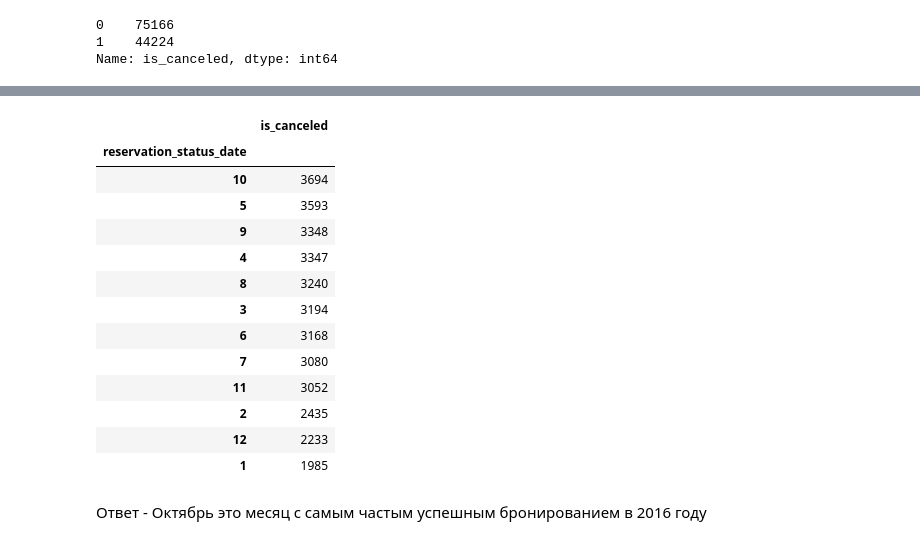
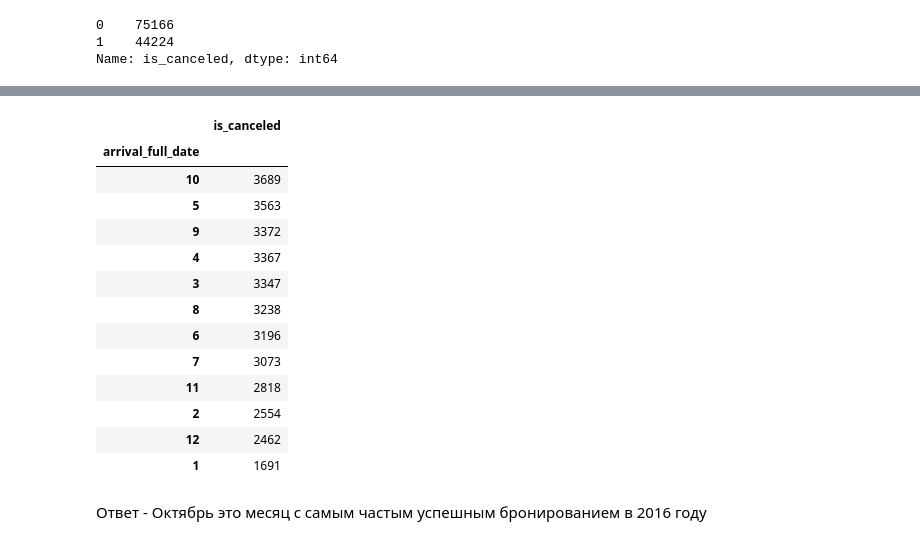
Before and after one commit to Tamerly/Data_analisys_learning, a Jupyter notebook: Project_lesson_2.ipynb, the cells around one changed output, grey strips where cells are left out. Cells and saved outputs as stored; diff of their text form; code cells hidden in the pictures.

```diff
--- a/Project_lesson_2.ipynb
+++ b/Project_lesson_2.ipynb
@@ -157,7 +157,7 @@ count_different
 *   На какой месяц чаще всего успешно оформляли бронь в 2016? Изменился ли самый популярный месяц в 2017?
 *   Сгруппируйте данные по годам и проверьте, на какой месяц бронирования отеля типа City Hotel отменялись чаще всего в каждый из периодов.
 # %%
-df['reservation_status_date'] = pd.to_datetime(df['reservation_status_date'])
+df['arrival_full_date'] = pd.to_datetime(df['arrival_full_date'])
 # %%
 df['is_canceled'].value_counts()
 # %% [output]
@@ -167,5 +167,5 @@ Name: is_canceled, dtype: int64
 # %%
 df.loc[df['is_canceled'] == 0]
 # %%
-df_2016 = df.loc[df['is_canceled'] == 0][df['reservation_status_date'].dt.year == 2016]
+df_2016 = df.loc[df['is_canceled'] == 0][df['arrival_full_date'].dt.year == 2016]
 df_2016
@@ -186,20 +172,20 @@ df_2016
 # %%
-df_2016.groupby(df_2016['reservation_status_date'].dt.month).agg({'is_canceled': 'count'}).sort_values('is_canceled', ascending=False)
+df_2016.groupby(df_2016['arrival_full_date'].dt.month).agg({'is_canceled': 'count'}).sort_values('is_canceled', ascending=False)
 # %% [output]
 |  | is_canceled |
-| reservation_status_date |  |
-| 10 | 3694 |
-| 5 | 3593 |
-| 9 | 3348 |
-| 4 | 3347 |
-| 8 | 3240 |
-| 3 | 3194 |
-| 6 | 3168 |
-| 7 | 3080 |
-| 11 | 3052 |
-| 2 | 2435 |
-| 12 | 2233 |
-| 1 | 1985 |
+| arrival_full_date |  |
+| 10 | 3689 |
+| 5 | 3563 |
+| 9 | 3372 |
+| 4 | 3367 |
+| 3 | 3347 |
+| 8 | 3238 |
+| 6 | 3196 |
+| 7 | 3073 |
+| 11 | 2818 |
+| 2 | 2554 |
+| 12 | 2462 |
+| 1 | 1691 |
 # %% [markdown]
 Ответ - Октябрь это месяц с самым частым успешным бронированием в 2016 году
 # %%
```
Also changed, not shown: parts of 22 cells of this notebook.
